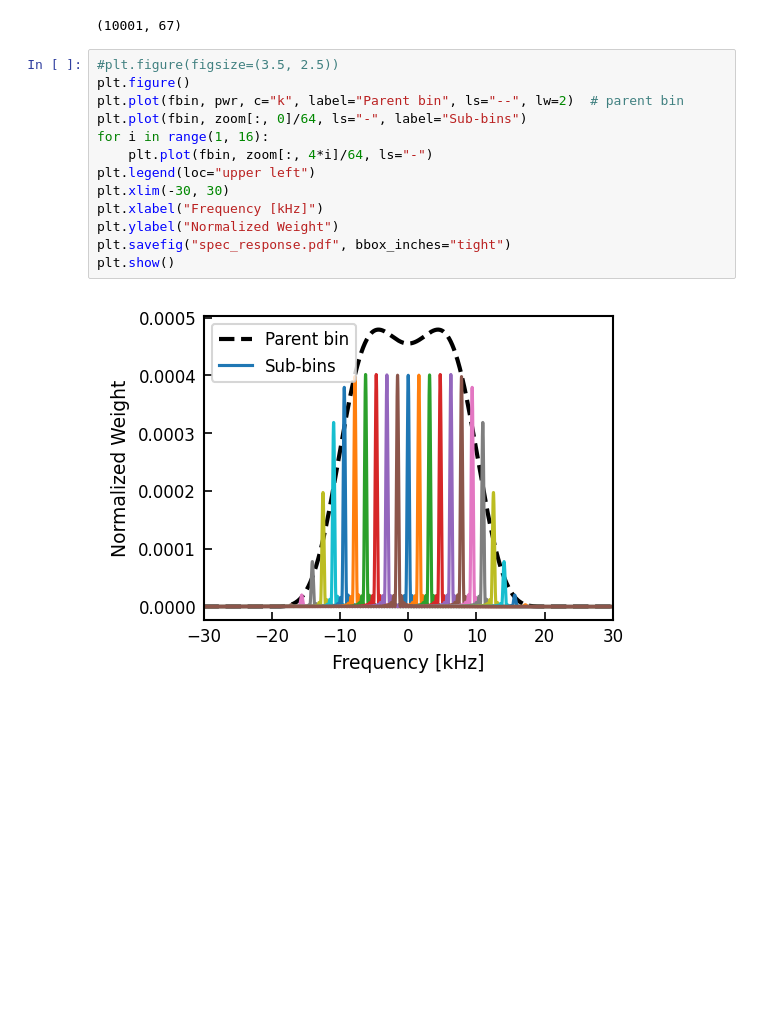
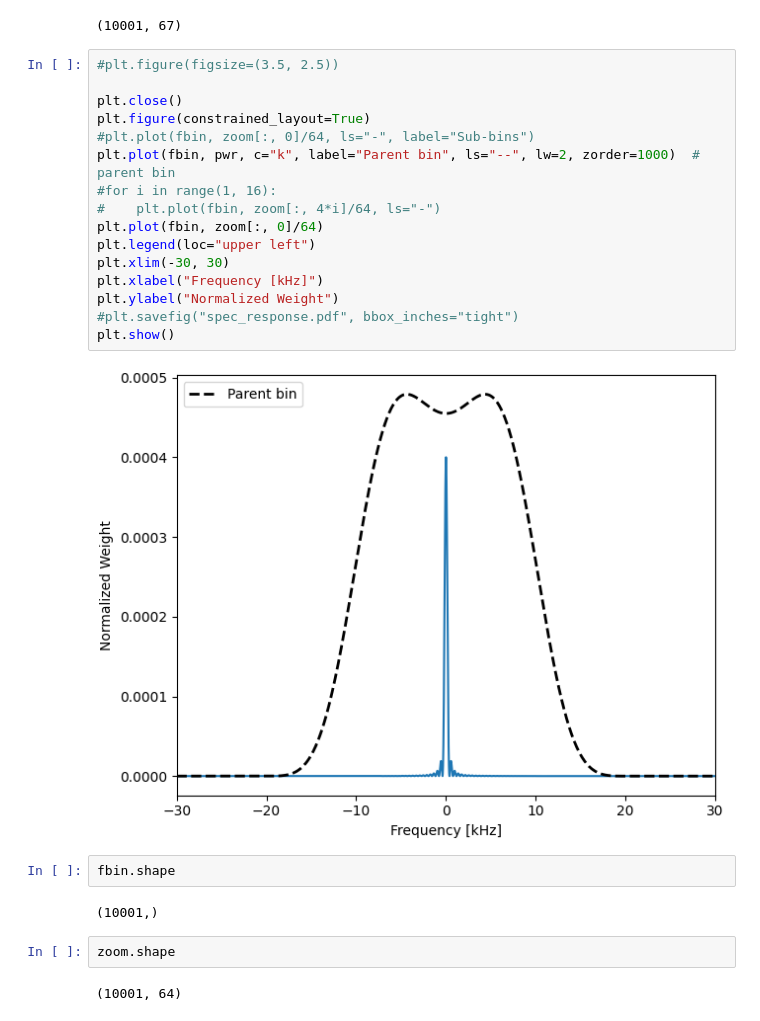
Before and after one commit to christianhbye/lusee_faraday, a Jupyter notebook: notebooks/paper_plots.ipynb, the cells around one changed output. Cells and saved outputs as stored; diff of their text form; blank space fills up the shorter version.

```diff
--- a/notebooks/paper_plots.ipynb
+++ b/notebooks/paper_plots.ipynb
@@ -72,16 +221,27 @@ zoom /= zoom.sum(axis=0, keepdims=True)
 (10001, 67)
 # %%
 #plt.figure(figsize=(3.5, 2.5))
-plt.figure()
-plt.plot(fbin, pwr, c="k", label="Parent bin", ls="--", lw=2)  # parent bin
-plt.plot(fbin, zoom[:, 0]/64, ls="-", label="Sub-bins")
-for i in range(1, 16):
-    plt.plot(fbin, zoom[:, 4*i]/64, ls="-")
+
+plt.close()
+plt.figure(constrained_layout=True)
+#plt.plot(fbin, zoom[:, 0]/64, ls="-", label="Sub-bins")
+plt.plot(fbin, pwr, c="k", label="Parent bin", ls="--", lw=2, zorder=1000)  # parent bin
+#for i in range(1, 16):
+#    plt.plot(fbin, zoom[:, 4*i]/64, ls="-")
+plt.plot(fbin, zoom[:, 0]/64)
 plt.legend(loc="upper left")
 plt.xlim(-30, 30)
 plt.xlabel("Frequency [kHz]")
 plt.ylabel("Normalized Weight")
-plt.savefig("spec_response.pdf", bbox_inches="tight")
+#plt.savefig("spec_response.pdf", bbox_inches="tight")
 plt.show()
 # %% [output]
-[figure, old version]
+[figure, new version]
+# %%
+fbin.shape
+# %% [output]
+(10001,)
+# %%
+zoom.shape
+# %% [output]
+(10001, 64)
```
Also changed, not shown: parts of 9 cells of this notebook, 6 other files.
